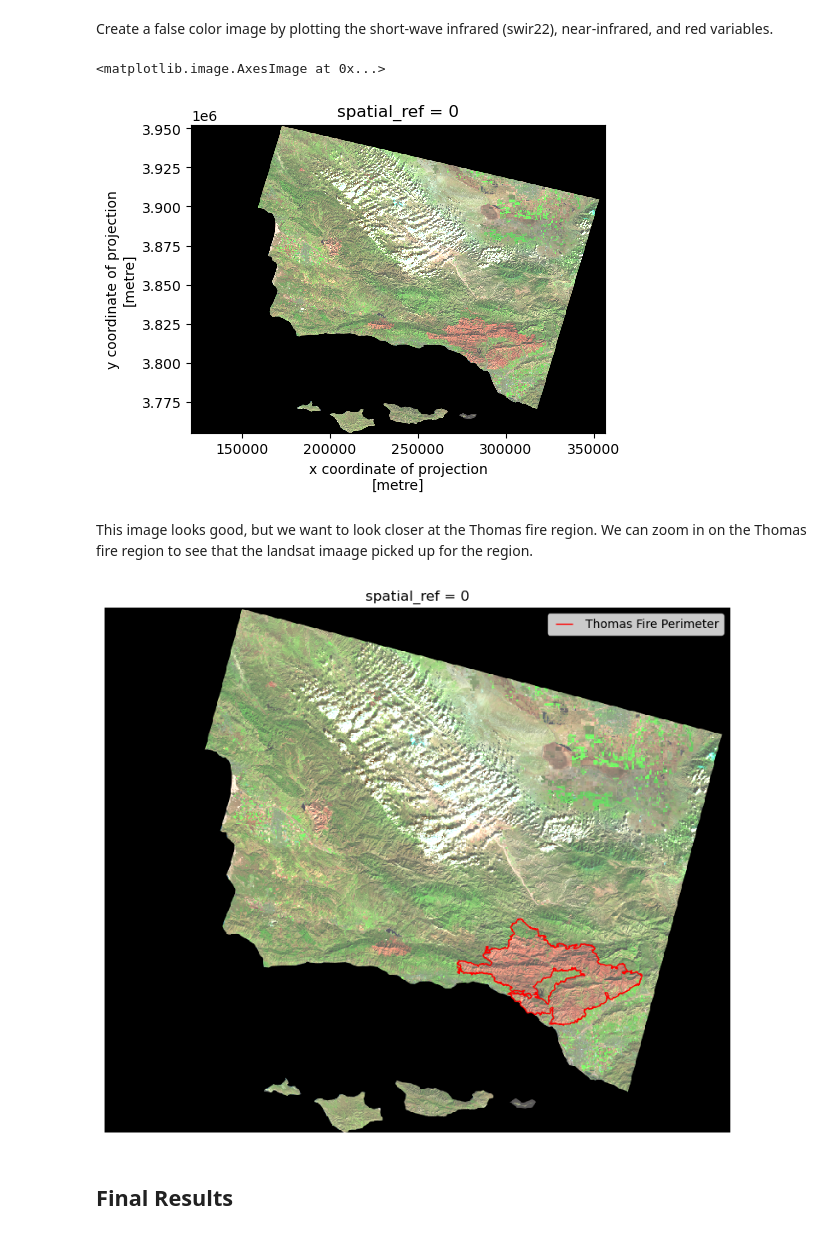
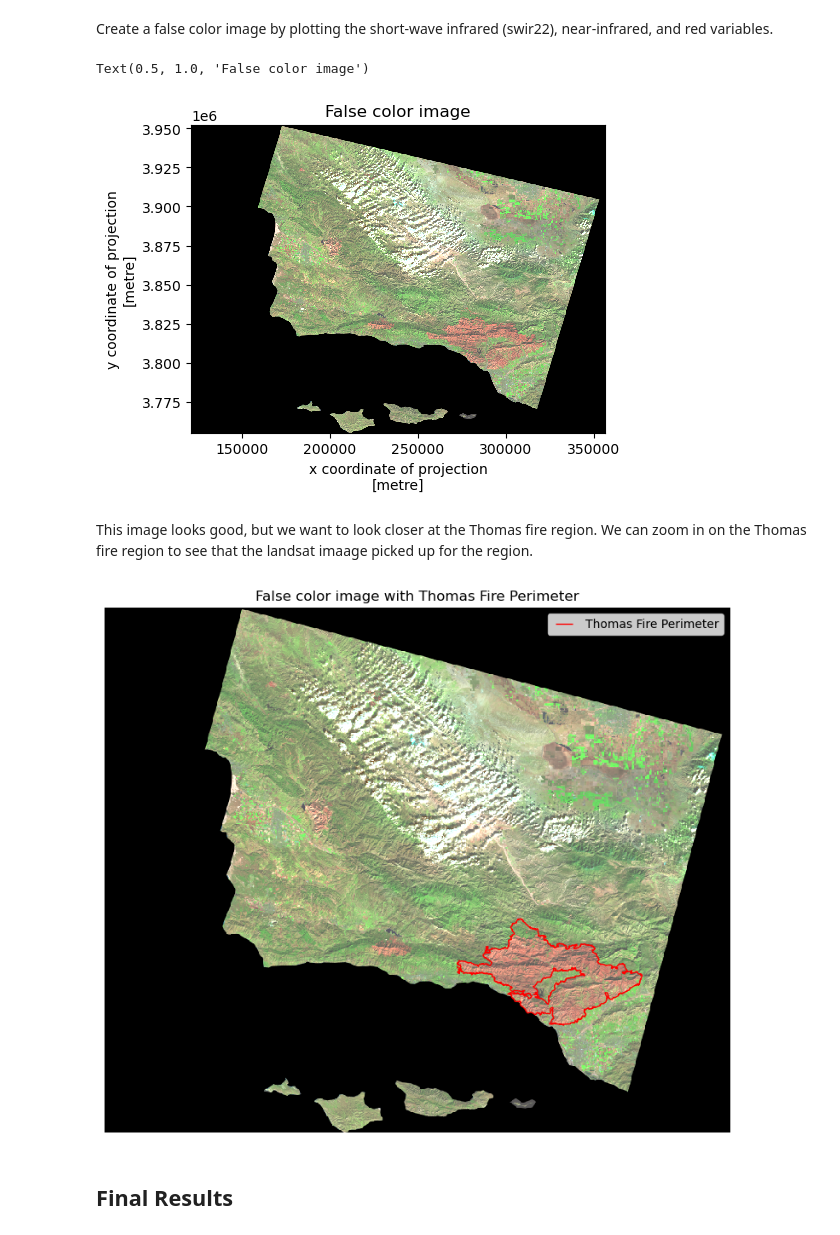
Before and after one commit to annieradams/eds220-hwk4-project-repo, a Jupyter notebook: air_quality_index.ipynb, the cells around one changed output. Cells and saved outputs as stored; diff of their text form; code cells hidden in the pictures.

Commit message:
updated plot titles

```diff
--- a/air_quality_index.ipynb
+++ b/air_quality_index.ipynb
@@ -252,30 +253,32 @@ Create a false color image by plotting the short-wave infrared (swir22), near-in
 # %%
 #select short wave, near infrared, and red variables, make an array and plot with robust = True
 landsat_2d[[ 'swir22','nir08', 'red']].to_array().plot.imshow(size = 4, robust = True)
+plt.title("False color image")
 # %% [output]
-<matplotlib.image.AxesImage at 0x...>
+Text(0.5, 1.0, 'False color image')
-[figure, old version]
+[figure, new version]
 # %% [markdown]
 This image looks good, but we want to look closer at the Thomas fire region. We can zoom in on the Thomas fire region to see that the landsat imaage picked up for the region.
 # %%
 fig, ax = plt.subplots(figsize = (12,8)) # set figure size and axis
 ax.axis('off') # turn x and y axis off
 
 # -------------------------
 landsat_2d[['swir22','nir08', 'red']].to_array().plot.imshow(ax = ax,robust = True)
 thomas_fire.plot(ax = ax,color = 'None', edgecolor = 'red') # plot california map with red outline
 thomas_line = mlines.Line2D([], [], color='red', marker='_', #make legend symbol be a line and change color to red, add label
                           markersize=15, label='Thomas Fire Perimeter', linestyle = 'None')
 
 #---------------------------
 
 # create legend
 ax.legend(handles = [thomas_line], frameon = True, loc = 'upper right') # add legend in upper right corner
 #---------------------------
+plt.title("False color image with Thomas Fire Perimeter")
 
 plt.show()  # show plot
 # %% [output]
-[figure, old version]
+[figure, new version]
 # %% [markdown]
 ## Final Results
 # %% [markdown]
```
Also changed, not shown: parts of 1 cell of this notebook.
